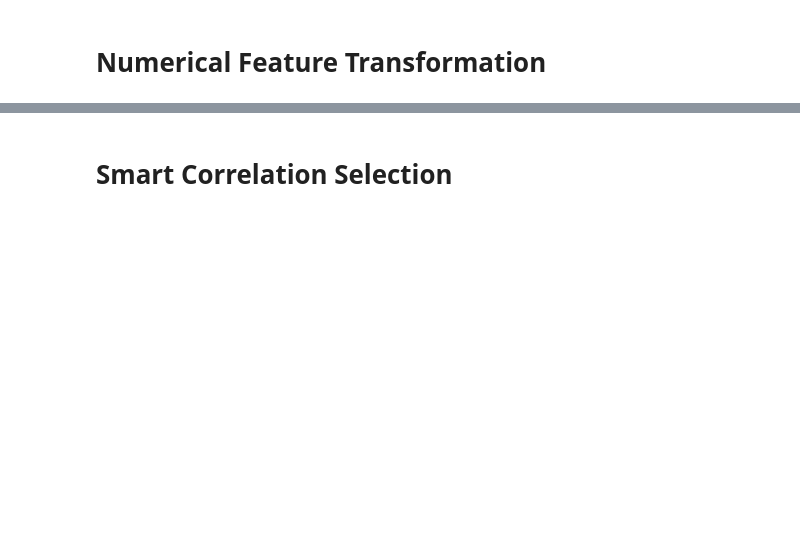
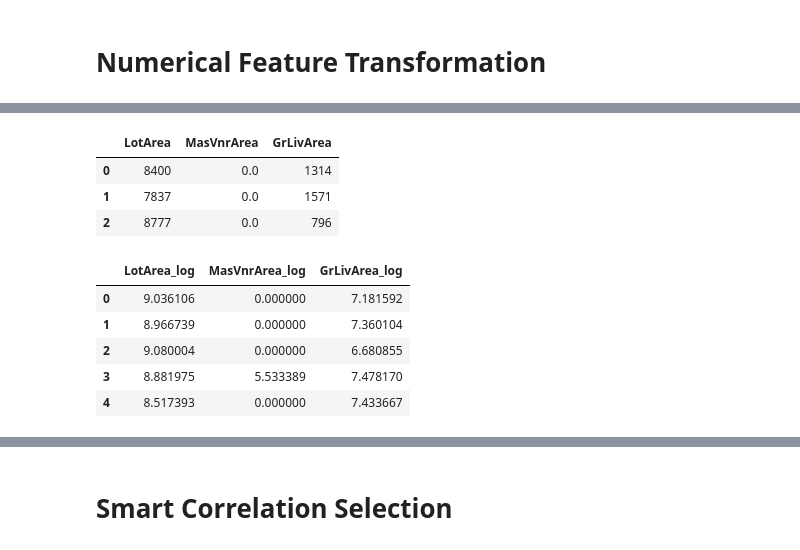
Before and after one commit to Zozo62442/milestone-project-heritage-housing-issues, a Jupyter notebook: jupyter_notebooks/04 - FeatureEngineering.ipynb, the cells around one changed output, grey strips where cells are left out. Cells and saved outputs as stored; diff of their text form; code cells hidden in the pictures; blank space fills up the shorter version.

```diff
--- a/jupyter_notebooks/04 - FeatureEngineering.ipynb
+++ b/jupyter_notebooks/04 - FeatureEngineering.ipynb
@@ -335,13 +345,6 @@ Categorical encoding - ordinal transformation done!
 # %% [markdown]
 # Numerical Feature Transformation
 # %%
-# Select numerical variables for possible transformation
-num_vars = ['GrLivArea', 'TotalBsmtSF', 'LotFrontage', 'LotArea', 'MasVnrArea']
-
-# Inspect transformations
-df_engineering = TrainSet[num_vars].copy()
-FeatureEngineeringAnalysis(TrainSet=df_engineering, analysis_type="numerical")
-
-# (Optional) If no transformation is effective, skip applying
-print("ℹ️ No numerical transformation applied in this notebook.")
+variables_engineering = ['LotArea', 'MasVnrArea', 'GrLivArea']
+variables_engineering
 # %% [output]
@@ -393,0 +352,23 @@ print("✅ Winsorization complete")
+# %%
+df_engineering = TrainSet[variables_engineering].copy()
+df_engineering.head(3)
+# %% [output]
+|  | LotArea | MasVnrArea | GrLivArea |
+| 0 | 8400 | 0.0 | 1314 |
+| 1 | 7837 | 0.0 | 1571 |
+| 2 | 8777 | 0.0 | 796 |
+# %%
+import numpy as np
+
+df_engineering['LotArea_log'] = np.log1p(df_engineering['LotArea'])
+df_engineering['MasVnrArea_log'] = np.log1p(df_engineering['MasVnrArea'])
+df_engineering['GrLivArea_log'] = np.log1p(df_engineering['GrLivArea'])
+
+df_engineering[['LotArea_log', 'MasVnrArea_log', 'GrLivArea_log']].head()
+# %% [output]
+|  | LotArea_log | MasVnrArea_log | GrLivArea_log |
+| 0 | 9.036106 | 0.000000 | 7.181592 |
+| 1 | 8.966739 | 0.000000 | 7.360104 |
+| 2 | 9.080004 | 0.000000 | 6.680855 |
+| 3 | 8.881975 | 5.533389 | 7.478170 |
+| 4 | 8.517393 | 0.000000 | 7.433667 |
```
Also changed, not shown: parts of 22 cells of this notebook, 1 other file.
